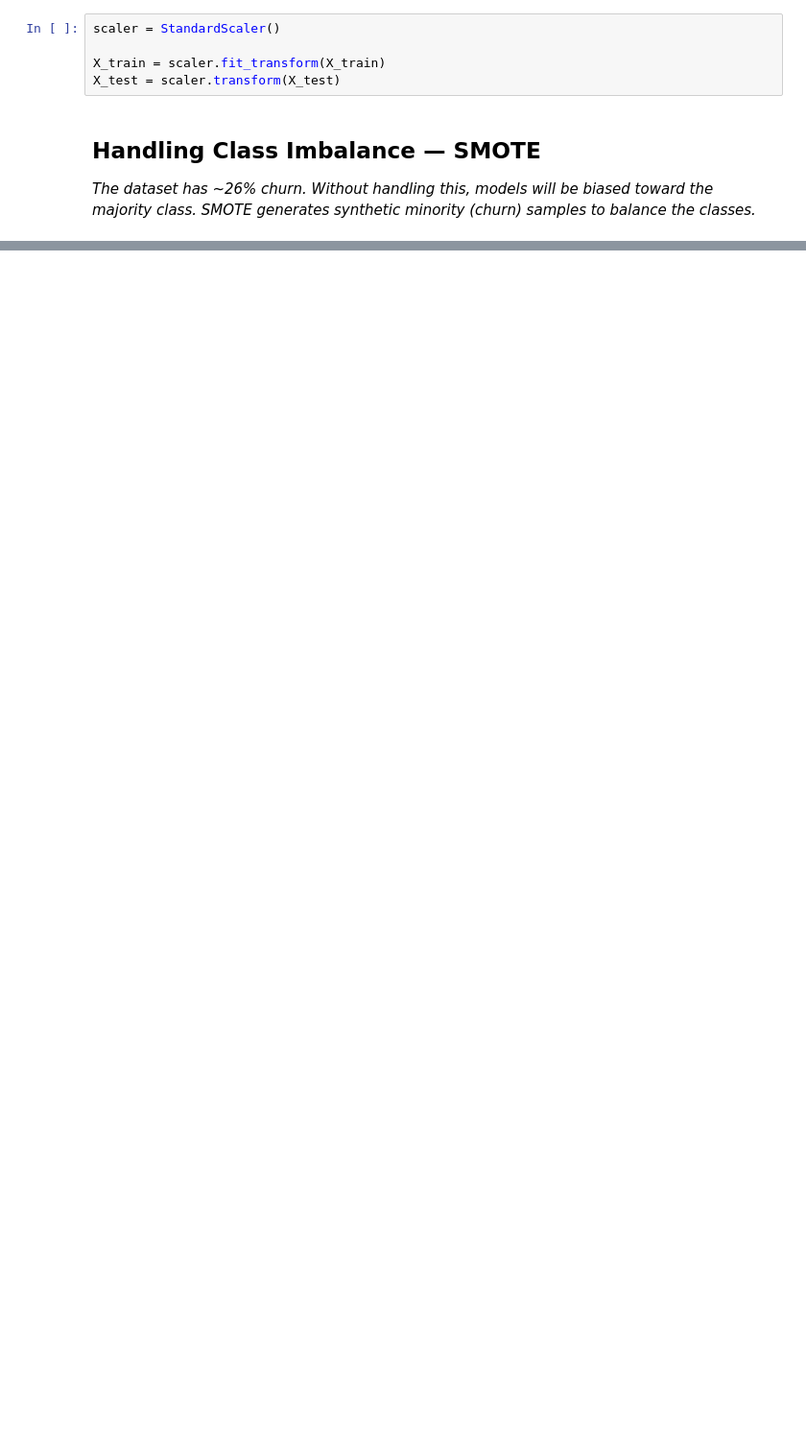
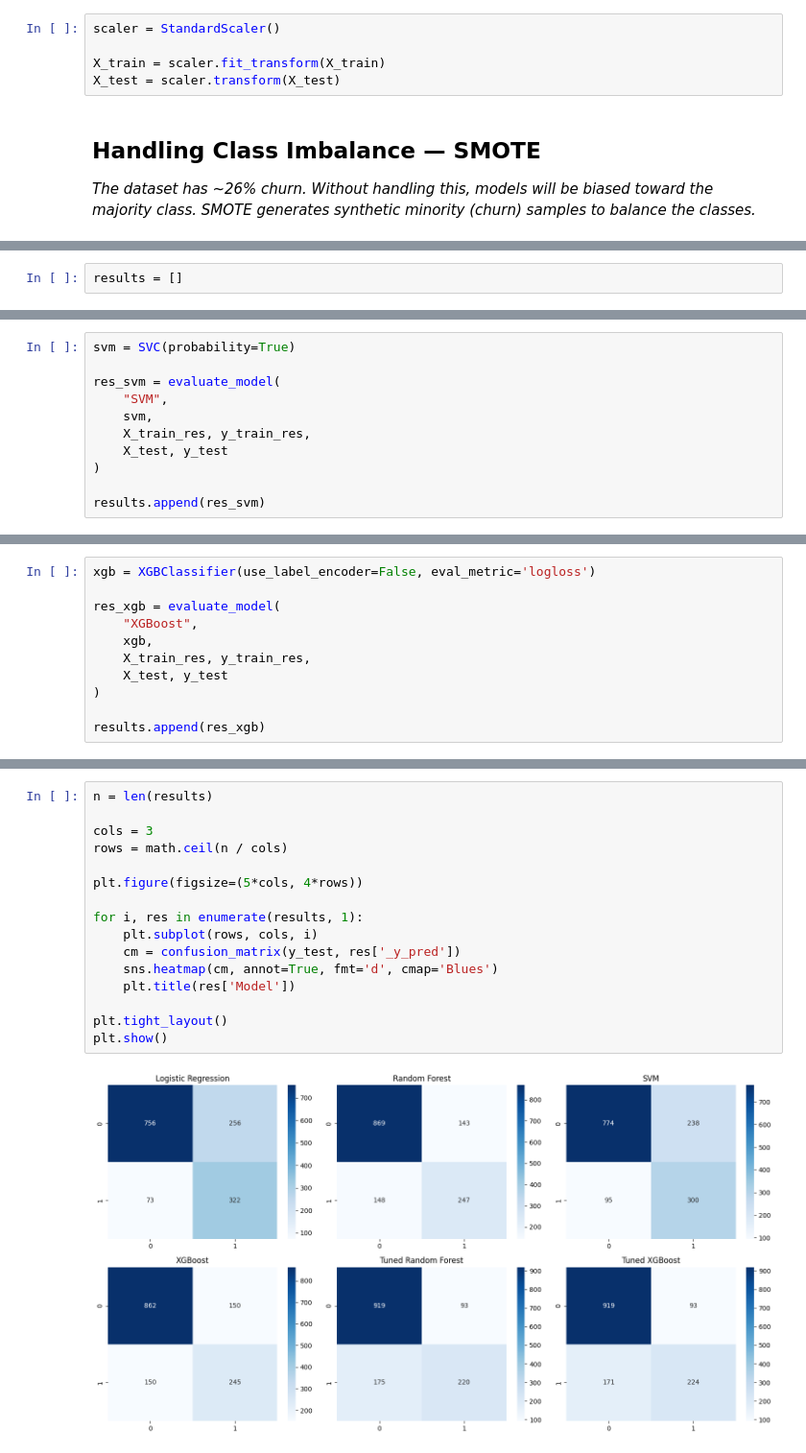
Before and after one commit to Dhivyabharathi-M/customer-churn-prediction, a Jupyter notebook: notebooks/churn_prediction.ipynb, the cells around one changed output, grey strips where cells are left out. Shown at 96% size. Saved outputs shown, nothing was run; the diff lists cells and outputs as text; blank space fills up the shorter version.

```diff
--- a/notebooks/churn_prediction.ipynb
+++ b/notebooks/churn_prediction.ipynb
@@ -248,0 +317,2 @@ X_test = scaler.transform(X_test)
+# %%
+results = []
@@ -248,0 +353,11 @@ X_test = scaler.transform(X_test)
+# %%
+svm = SVC(probability=True)
+
+res_svm = evaluate_model(
+    "SVM",
+    svm,
+    X_train_res, y_train_res,
+    X_test, y_test
+)
+
+results.append(res_svm)
@@ -248,0 +369,11 @@ X_test = scaler.transform(X_test)
+# %%
+xgb = XGBClassifier(use_label_encoder=False, eval_metric='logloss')
+
+res_xgb = evaluate_model(
+    "XGBoost",
+    xgb,
+    X_train_res, y_train_res,
+    X_test, y_test
+)
+
+results.append(res_xgb)
@@ -248,0 +494,18 @@ X_test = scaler.transform(X_test)
+# %%
+n = len(results)
+
+cols = 3
+rows = math.ceil(n / cols)
+
+plt.figure(figsize=(5*cols, 4*rows))
+
+for i, res in enumerate(results, 1):
+    plt.subplot(rows, cols, i)
+    cm = confusion_matrix(y_test, res['_y_pred'])
+    sns.heatmap(cm, annot=True, fmt='d', cmap='Blues')
+    plt.title(res['Model'])
+
+plt.tight_layout()
+plt.show()
+# %% [output]
+[figure, added]
```
Also changed, not shown: parts of 30 cells of this notebook, 1 other file.
